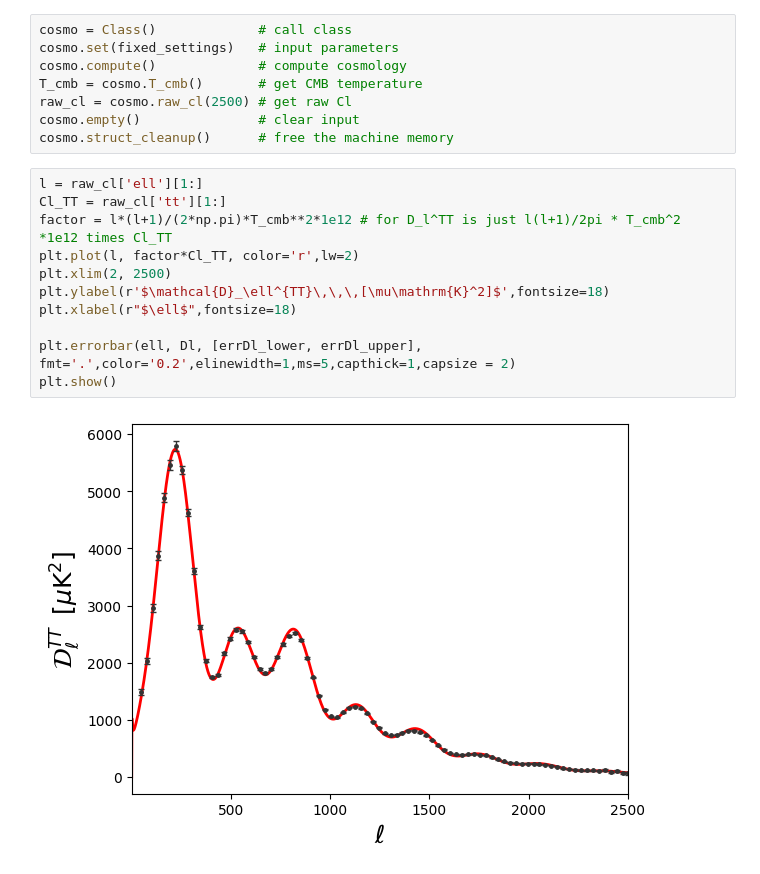
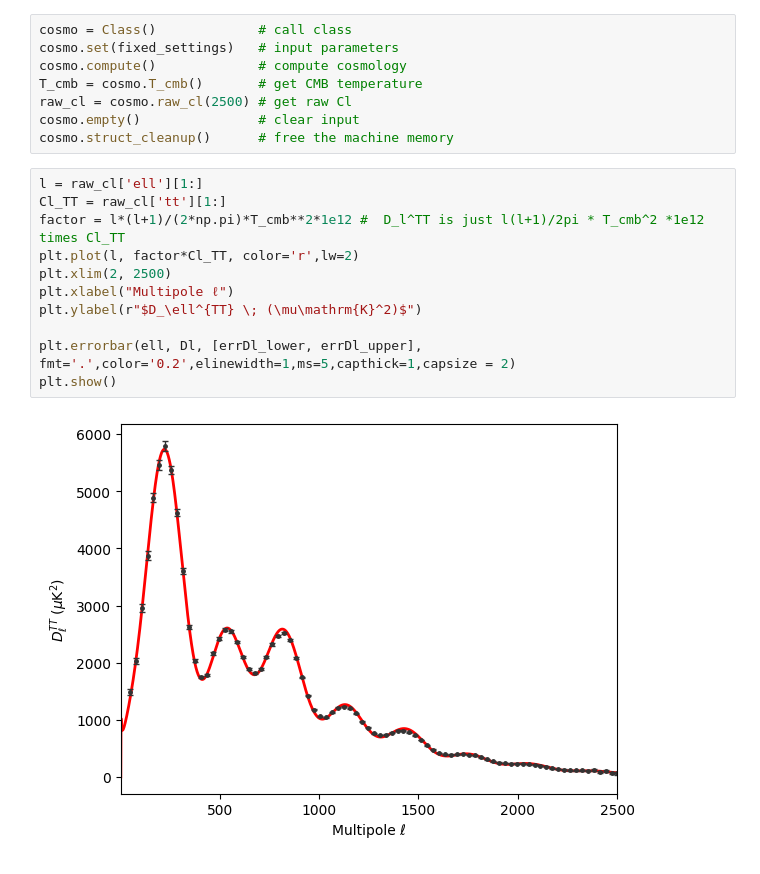
Before and after one commit to Anil3227/CLASS-Course-, a Jupyter notebook: AnilClass1.ipynb, the cells around one changed output. Cells and saved outputs as stored; diff of their text form.

```diff
--- a/AnilClass1.ipynb
+++ b/AnilClass1.ipynb
@@ -63,16 +63,16 @@ cosmo.struct_cleanup()      # free the machine memory
 # %%
 l = raw_cl['ell'][1:]
 Cl_TT = raw_cl['tt'][1:]
-factor = l*(l+1)/(2*np.pi)*T_cmb**2*1e12 # for D_l^TT is just l(l+1)/2pi * T_cmb^2 *1e12 times Cl_TT
+factor = l*(l+1)/(2*np.pi)*T_cmb**2*1e12 #  D_l^TT is just l(l+1)/2pi * T_cmb^2 *1e12 times Cl_TT
 plt.plot(l, factor*Cl_TT, color='r',lw=2)
 plt.xlim(2, 2500)
-plt.ylabel(r'$\mathcal{D}_\ell^{TT}\,\,\,[\mu\mathrm{K}^2]$',fontsize=18)
-plt.xlabel(r"$\ell$",fontsize=18)
+plt.xlabel("Multipole ℓ")
+plt.ylabel(r"$D_\ell^{TT} \; (\mu\mathrm{K}^2)$")
 
 plt.errorbar(ell, Dl, [errDl_lower, errDl_upper], fmt='.',color='0.2',elinewidth=1,ms=5,capthick=1,capsize = 2)
 plt.show()
 # %% [output]
-[figure, old version]
+[figure, new version]
 # %%
 # Plotting CMB TT spectrum
 
```
Also changed, not shown: parts of 1 cell of this notebook.
